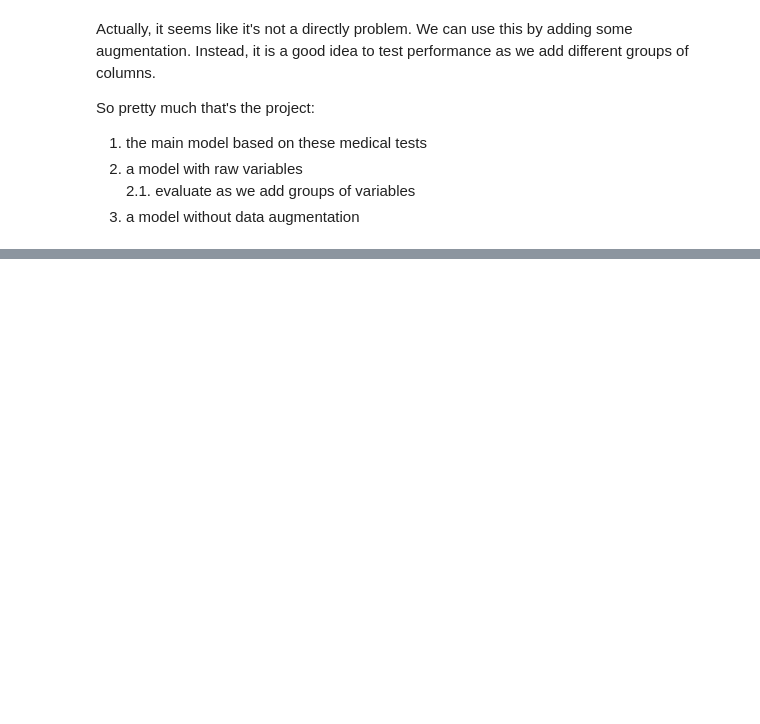
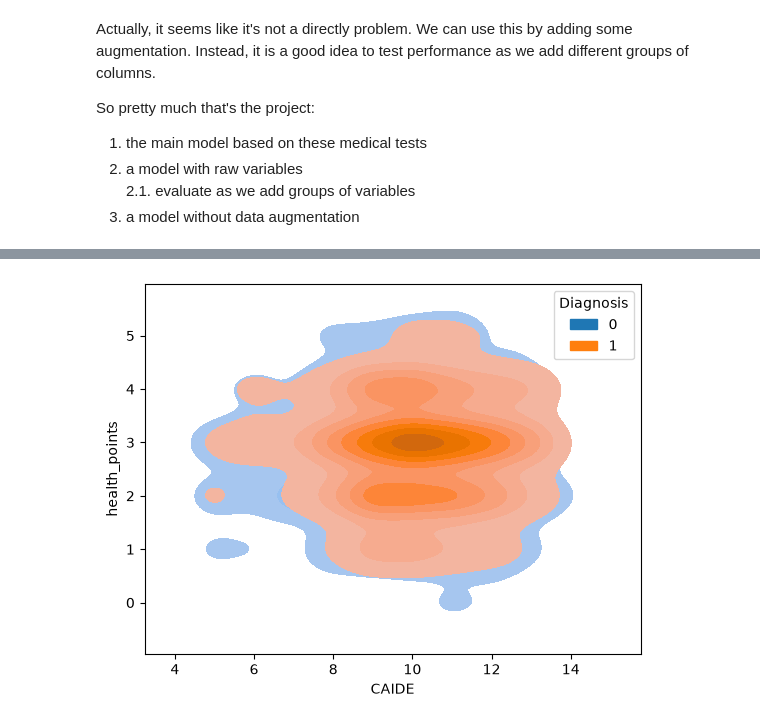
Before and after one commit to Dpbm/mestrado-aulas, a Jupyter notebook: mineracao-de-dados/trabalho/projeto/analysis3.ipynb, the cells around one changed output, grey strips where cells are left out. Drawn from its saved outputs; the diff is of its cells as text; code cells hidden in the pictures; blank space fills up the shorter version.

```diff
--- a/mineracao-de-dados/trabalho/projeto/analysis3.ipynb
+++ b/mineracao-de-dados/trabalho/projeto/analysis3.ipynb
@@ -259,0 +313,6 @@ So pretty much that's the project:
+# %%
+sns.kdeplot(data=df, x="CAIDE", y="health_points", hue="Diagnosis", fill=True)
+plt.savefig(PLOTS_PATH("CAIDE_kde_blob_health_points.png"), bbox_inches="tight")
+plt.show()
+# %% [output]
+[figure, added]
```
Also changed, not shown: parts of 10 cells of this notebook, 7 other files.
